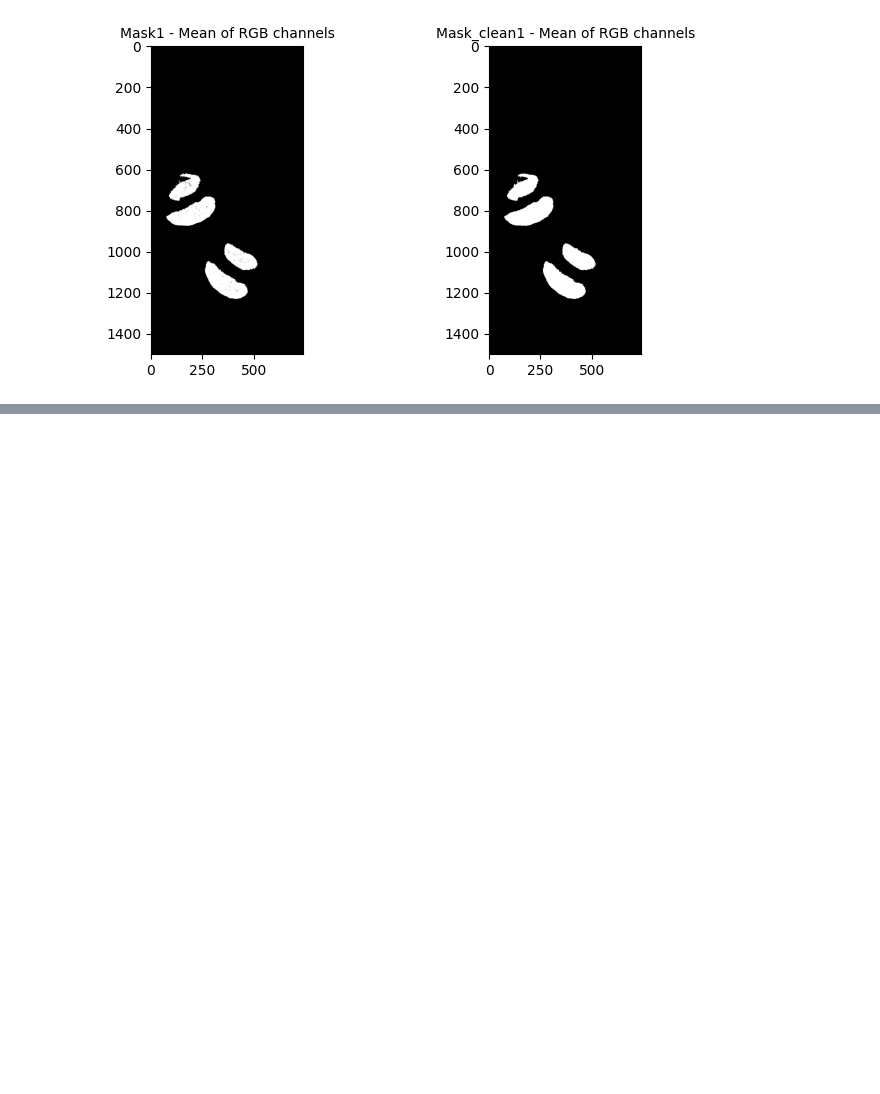
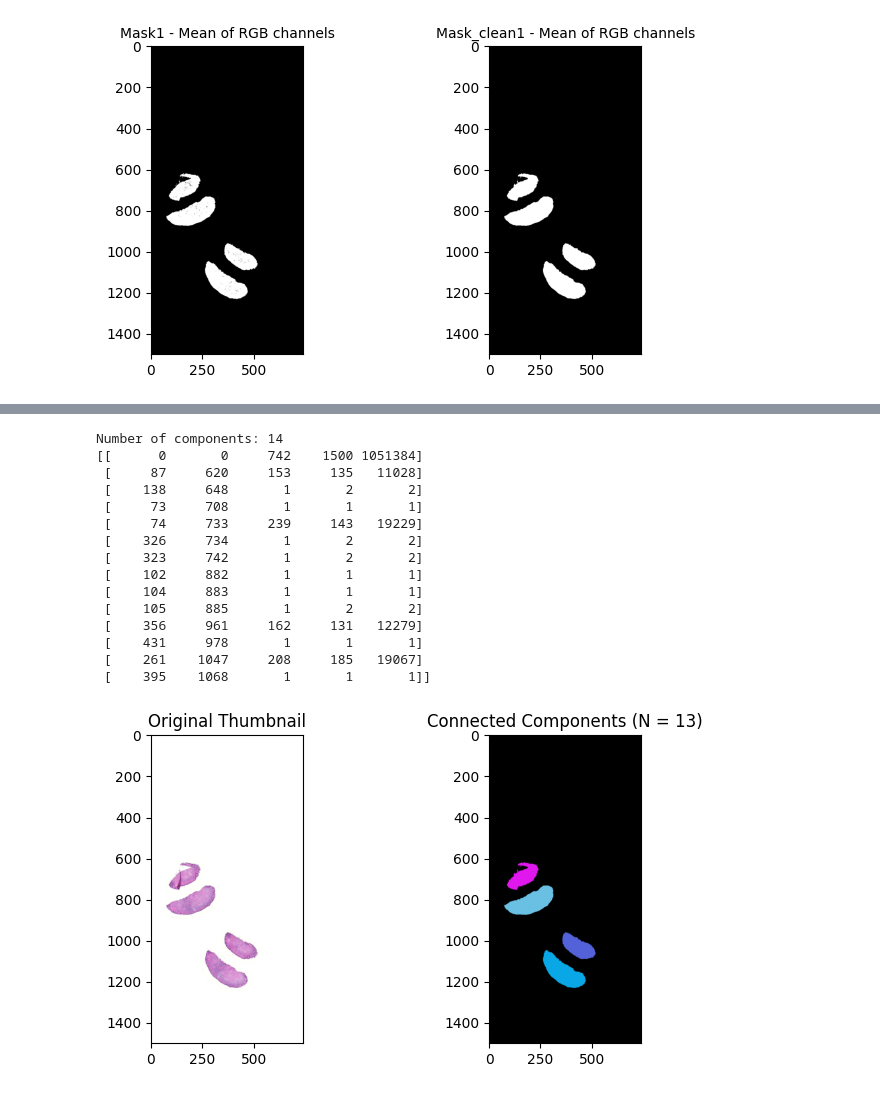
Before and after one commit to PierreCr/Digital-Pathology, a Jupyter notebook: Mini_project_in_computational_pathology.ipynb, the cells around one changed output, grey strips where cells are left out. Drawn from its saved outputs; the diff is of its cells as text; code cells hidden in the pictures; blank space fills up the shorter version.

```diff
--- a/Mini_project_in_computational_pathology.ipynb
+++ b/Mini_project_in_computational_pathology.ipynb
@@ -353,0 +330,65 @@ array([[      0,       0,     742,    1500, 1051384],
+# %%
+#12. Connected-Component Analysis (CCA).
+import numpy as np
+import matplotlib.pyplot as plt
+
+#Connected-component labeling
+num_labels, labels, stats, centroids = cv2.connectedComponentsWithStats(
+    mask_clean1,
+    connectivity=8)
+
+print("Number of components:", num_labels)
+print(stats)
+
+# Map background to black and other components to a random/distinct color
+# We create a random colormap where label 0 (background) remains black
+colors = np.random.randint(0, 255, size=(num_labels, 3), dtype=np.uint8)
+colors[0] = [0, 0, 0]  # Background is black
+
+# Map each pixel's label to its respective RGB color
+colored_labels = colors[labels]
+
+plt.figure(figsize=(8,4))
+
+# Show the original thumbnail for reference
+plt.subplot(1, 2, 1)
+plt.imshow(thumbnail)
+plt.title("Original Thumbnail")
+plt.axis("on")
+
+# Show the colored connected components
+plt.subplot(1, 2, 2)
+plt.imshow(colored_labels)
+plt.title(f"Connected Components (N = {num_labels - 1})")
+plt.axis("on")
+
+plt.show()
+
+
+# --
+#Q27. Why might removing very small connected components improve your tissue mask?
+#A27. It only keeps large and significant tissue sections while removing numeric noises or artifacts.
+
+#Q28. What assumption are you making when you remove small components?
+#A28. That those small components are not relevant tissue sections.
+
+#Q29. When could that assumption be wrong?
+#Important pathology-AI lesson: Every preprocessing step contains assumptions about biology.
+#A29. It could be wrong with fragmented tissue sections, small samples or isolated cells for instance.
+# %% [output]
+Number of components: 14
+[[      0       0     742    1500 1051384]
+ [     87     620     153     135   11028]
+ [    138     648       1       2       2]
+ [     73     708       1       1       1]
+ [     74     733     239     143   19229]
+ [    326     734       1       2       2]
+ [    323     742       1       2       2]
+ [    102     882       1       1       1]
+ [    104     883       1       1       1]
+ [    105     885       1       2       2]
+ [    356     961     162     131   12279]
+ [    431     978       1       1       1]
+ [    261    1047     208     185   19067]
+ [    395    1068       1       1       1]]
+[figure, added]
```
Also changed, not shown: parts of 7 cells of this notebook.
